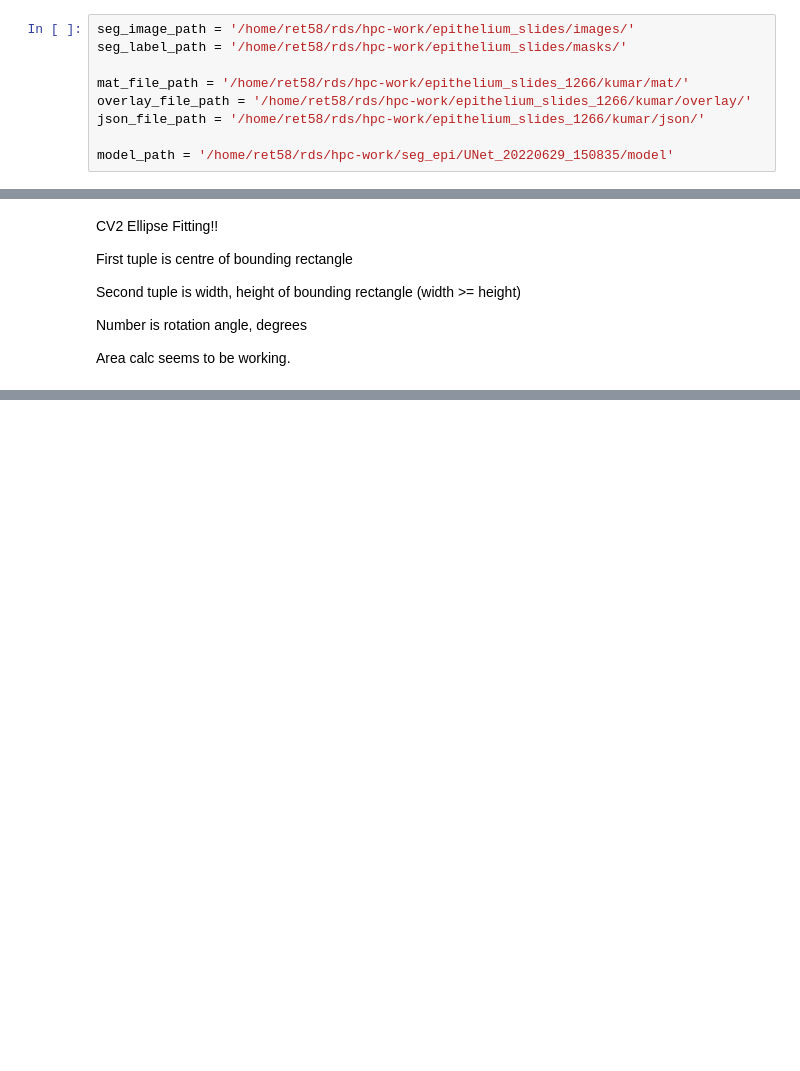
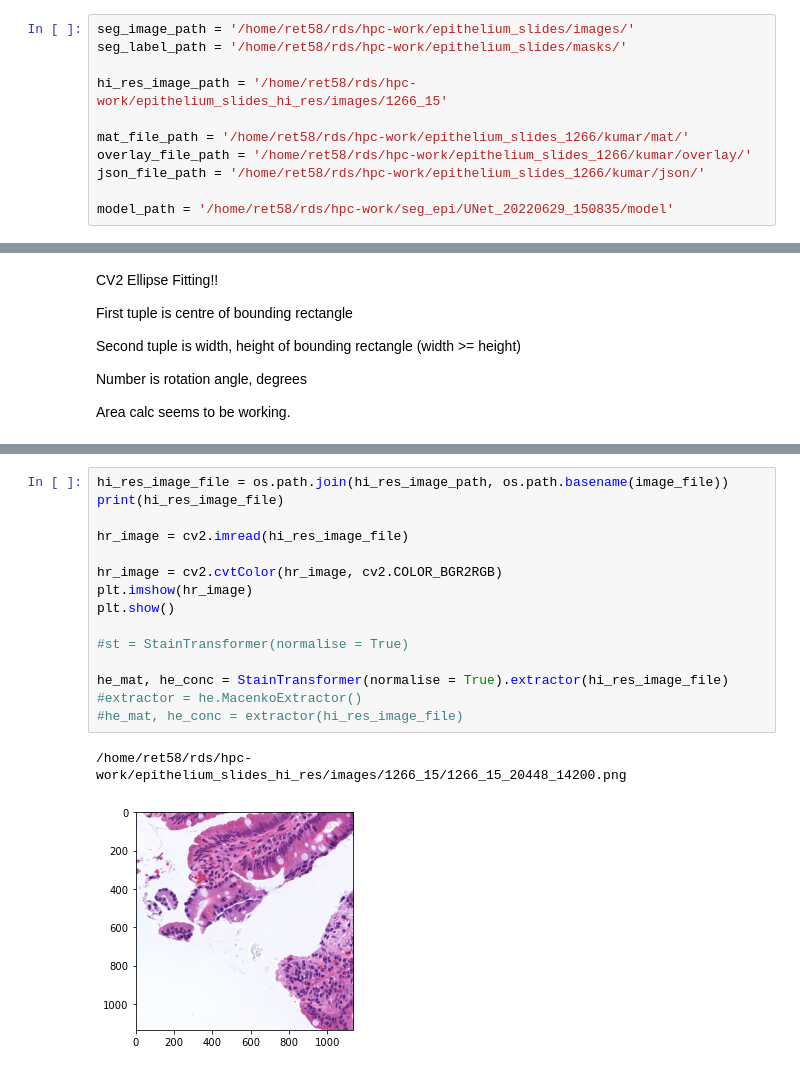
Before and after one commit to RosieTS/seg-ed, a Jupyter notebook: epi_hover_merge.ipynb, the cells around one changed output, grey strips where cells are left out. Cells and saved outputs as stored; diff of their text form; blank space fills up the shorter version.

Commit message:
epi_hover_merge with H conc

```diff
--- a/epi_hover_merge.ipynb
+++ b/epi_hover_merge.ipynb
@@ -22,6 +25,8 @@ import unet
 # %%
 seg_image_path = '/home/ret58/rds/hpc-work/epithelium_slides/images/'
 seg_label_path = '/home/ret58/rds/hpc-work/epithelium_slides/masks/'
+
+hi_res_image_path = '/home/ret58/rds/hpc-work/epithelium_slides_hi_res/images/1266_15'
 
 mat_file_path = '/home/ret58/rds/hpc-work/epithelium_slides_1266/kumar/mat/'
 overlay_file_path = '/home/ret58/rds/hpc-work/epithelium_slides_1266/kumar/overlay/'
@@ -255,0 +260,18 @@ print(max_diam, min_diam, diam_ratio, ellipse_area)
+# %%
+hi_res_image_file = os.path.join(hi_res_image_path, os.path.basename(image_file))
+print(hi_res_image_file)
+
+hr_image = cv2.imread(hi_res_image_file)
+
+hr_image = cv2.cvtColor(hr_image, cv2.COLOR_BGR2RGB)
+plt.imshow(hr_image)
+plt.show()
+
+#st = StainTransformer(normalise = True)
+
+he_mat, he_conc = StainTransformer(normalise = True).extractor(hi_res_image_file)
+#extractor = he.MacenkoExtractor()
+#he_mat, he_conc = extractor(hi_res_image_file)
+# %% [output]
+/home/ret58/rds/hpc-work/epithelium_slides_hi_res/images/1266_15/1266_15_20448_14200.png
+[figure, added]
```
Also changed, not shown: parts of 9 cells of this notebook, 6 other files.
